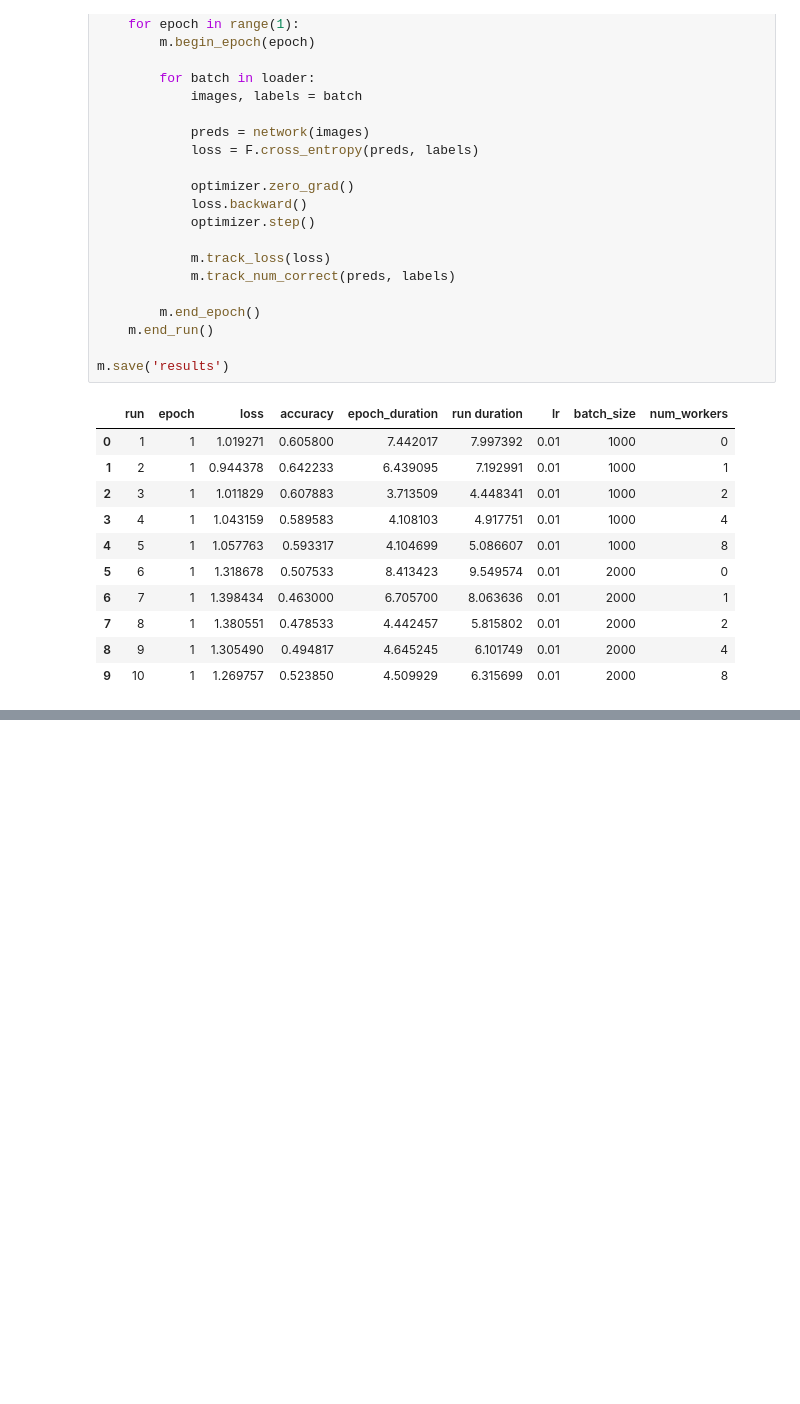
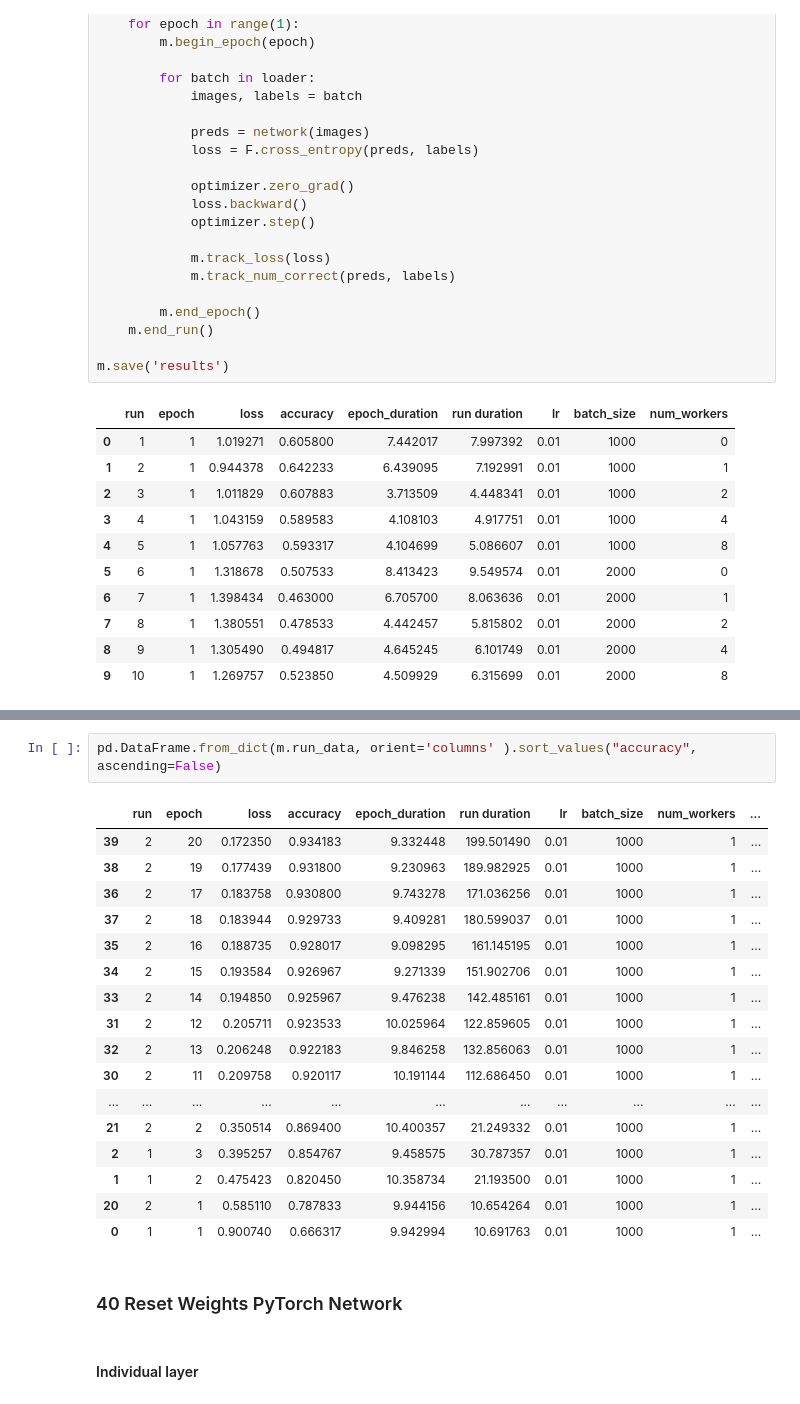
Before and after one commit to flavorfan/torch-course, a Jupyter notebook: nn_experimentation.ipynb, the cells around one changed output, grey strips where cells are left out. Cells and saved outputs as stored; diff of their text form; blank space fills up the shorter version.

```diff
--- a/nn_experimentation.ipynb
+++ b/nn_experimentation.ipynb
@@ -436,0 +885,24 @@ m.save('results')
+# %%
+pd.DataFrame.from_dict(m.run_data, orient='columns' ).sort_values("accuracy", ascending=False)
+# %% [output]
+|  | run | epoch | loss | accuracy | epoch_duration | run duration | lr | batch_size | num_workers | ... |
+| 39 | 2 | 20 | 0.172350 | 0.934183 | 9.332448 | 199.501490 | 0.01 | 1000 | 1 | ... |
+| 38 | 2 | 19 | 0.177439 | 0.931800 | 9.230963 | 189.982925 | 0.01 | 1000 | 1 | ... |
+| 36 | 2 | 17 | 0.183758 | 0.930800 | 9.743278 | 171.036256 | 0.01 | 1000 | 1 | ... |
+| 37 | 2 | 18 | 0.183944 | 0.929733 | 9.409281 | 180.599037 | 0.01 | 1000 | 1 | ... |
+| 35 | 2 | 16 | 0.188735 | 0.928017 | 9.098295 | 161.145195 | 0.01 | 1000 | 1 | ... |
+| 34 | 2 | 15 | 0.193584 | 0.926967 | 9.271339 | 151.902706 | 0.01 | 1000 | 1 | ... |
+| 33 | 2 | 14 | 0.194850 | 0.925967 | 9.476238 | 142.485161 | 0.01 | 1000 | 1 | ... |
+| 31 | 2 | 12 | 0.205711 | 0.923533 | 10.025964 | 122.859605 | 0.01 | 1000 | 1 | ... |
+| 32 | 2 | 13 | 0.206248 | 0.922183 | 9.846258 | 132.856063 | 0.01 | 1000 | 1 | ... |
+| 30 | 2 | 11 | 0.209758 | 0.920117 | 10.191144 | 112.686450 | 0.01 | 1000 | 1 | ... |
+| ... | ... | ... | ... | ... | ... | ... | ... | ... | ... | ... |
+| 21 | 2 | 2 | 0.350514 | 0.869400 | 10.400357 | 21.249332 | 0.01 | 1000 | 1 | ... |
+| 2 | 1 | 3 | 0.395257 | 0.854767 | 9.458575 | 30.787357 | 0.01 | 1000 | 1 | ... |
+| 1 | 1 | 2 | 0.475423 | 0.820450 | 10.358734 | 21.193500 | 0.01 | 1000 | 1 | ... |
+| 20 | 2 | 1 | 0.585110 | 0.787833 | 9.944156 | 10.654264 | 0.01 | 1000 | 1 | ... |
+| 0 | 1 | 1 | 0.900740 | 0.666317 | 9.942994 | 10.691763 | 0.01 | 1000 | 1 | ... |
+# %% [markdown]
+### 40 Reset Weights PyTorch Network
+# %% [markdown]
+#### Individual layer
```
Also changed, not shown: parts of 65 cells of this notebook, 2 other files.
